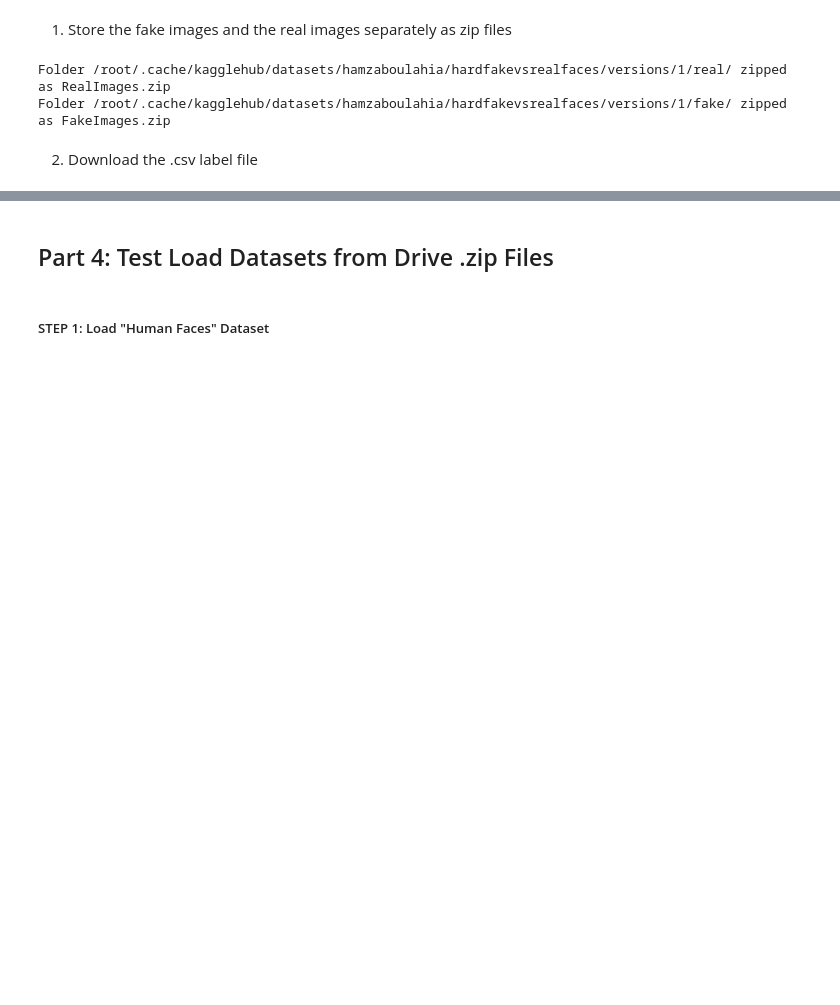
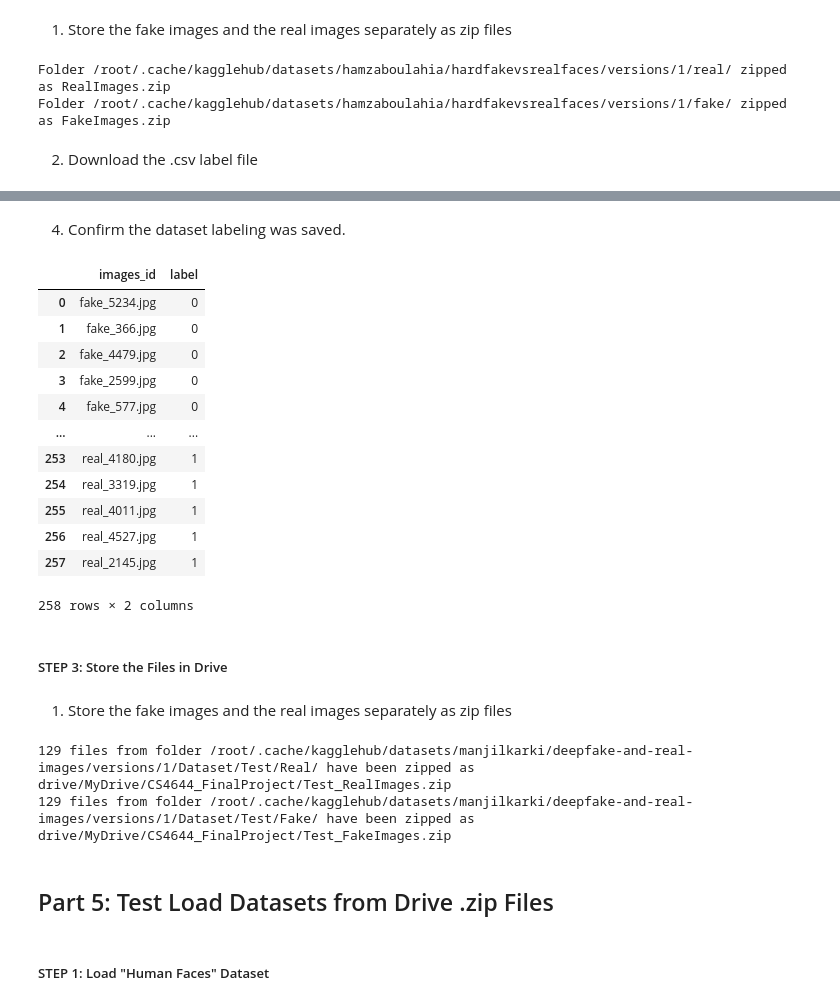
Before and after one commit to EthanNguyen-Tu/CS4644_FinalProject, a Jupyter notebook: CS4644_FinalProject_DatasetSetup.ipynb, the cells around one changed output, grey strips where cells are left out. Drawn from its saved outputs; the diff is of its cells as text; code cells hidden in the pictures; blank space fills up the shorter version.

```diff
--- a/CS4644_FinalProject_DatasetSetup.ipynb
+++ b/CS4644_FinalProject_DatasetSetup.ipynb
@@ -16,7 +16,7 @@ Mounted at /content/drive
 # %%
 
 drive_path = "drive/MyDrive" # NOTE: Separated so that colab can access the '.kaggle' folder in your Google Drive for Kaggle API authentication
-group_folder = drive_path + "/CS4644_ThePerceptrons"
+project_folder = drive_path + "/CS4644_FinalProject"
 # %% [markdown]
 ##### STEP 2: Basic Imports
 # %%
@@ -395,5 +556,33 @@ files.download(fake_v_hard_path + '/data.csv')
+# %% [markdown]
+4. Confirm the dataset labeling was saved.
+# %%
+pd.read_csv(project_folder + "/test_data.csv")
+# %% [output]
+|  | images_id | label |
+| 0 | fake_5234.jpg | 0 |
+| 1 | fake_366.jpg | 0 |
+| 2 | fake_4479.jpg | 0 |
+| 3 | fake_2599.jpg | 0 |
+| 4 | fake_577.jpg | 0 |
+| ... | ... | ... |
+| 253 | real_4180.jpg | 1 |
+| 254 | real_3319.jpg | 1 |
+| 255 | real_4011.jpg | 1 |
+| 256 | real_4527.jpg | 1 |
+| 257 | real_2145.jpg | 1 |
+258 rows × 2 columns
+# %% [markdown]
+##### STEP 3: Store the Files in Drive
+# %% [markdown]
+1. Store the fake images and the real images separately as zip files
+# %%
+zip_files(real_images_path, project_folder + '/Test_RealImages.zip', whitelist=realSubset)
+zip_files(fake_images_path, project_folder + '/Test_FakeImages.zip', whitelist=fakeSubset)
+# %% [output]
+129 files from folder /root/.cache/kagglehub/datasets/manjilkarki/deepfake-and-real-images/versions/1/Dataset/Test/Real/ have been zipped as drive/MyDrive/CS4644_FinalProject/Test_RealImages.zip
+129 files from folder /root/.cache/kagglehub/datasets/manjilkarki/deepfake-and-real-images/versions/1/Dataset/Test/Fake/ have been zipped as drive/MyDrive/CS4644_FinalProject/Test_FakeImages.zip
 # %% [markdown]
-## Part 4: Test Load Datasets from Drive .zip Files
+## Part 5: Test Load Datasets from Drive .zip Files
 # %% [markdown]
 ##### STEP 1: Load "Human Faces" Dataset
 # %%
```
Also changed, not shown: parts of 39 cells of this notebook.
